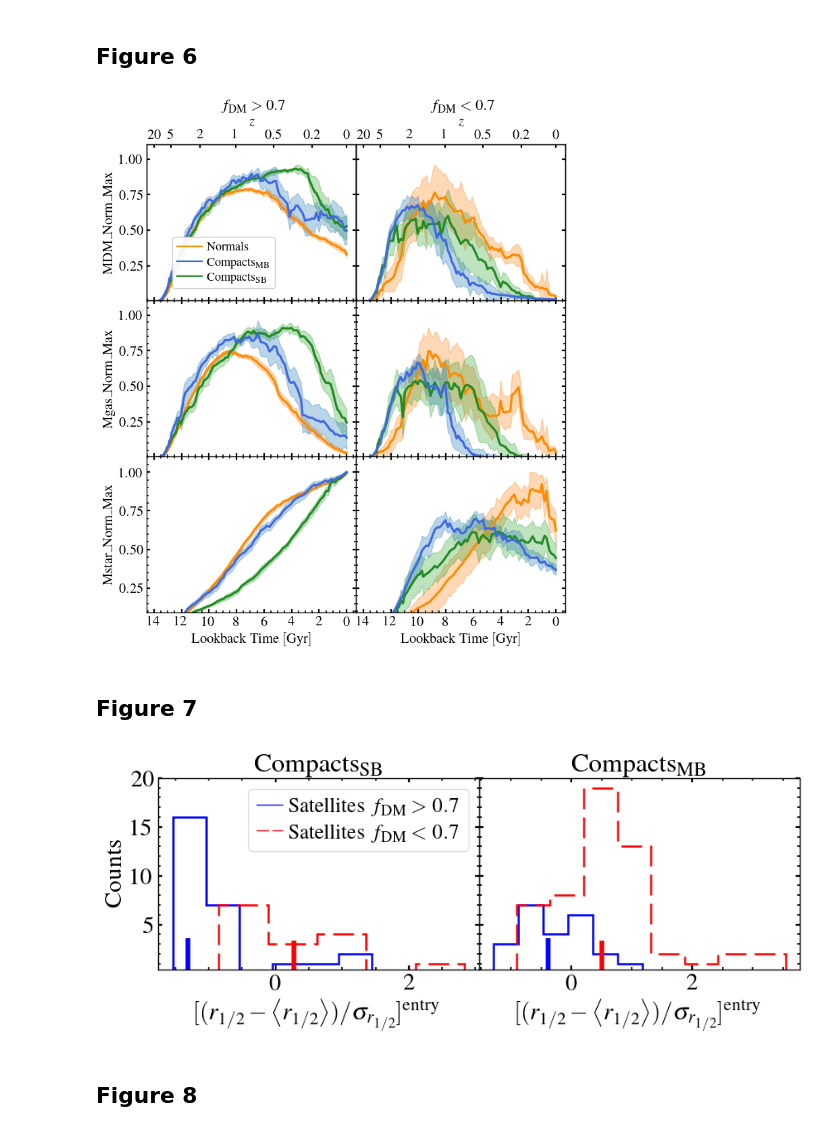
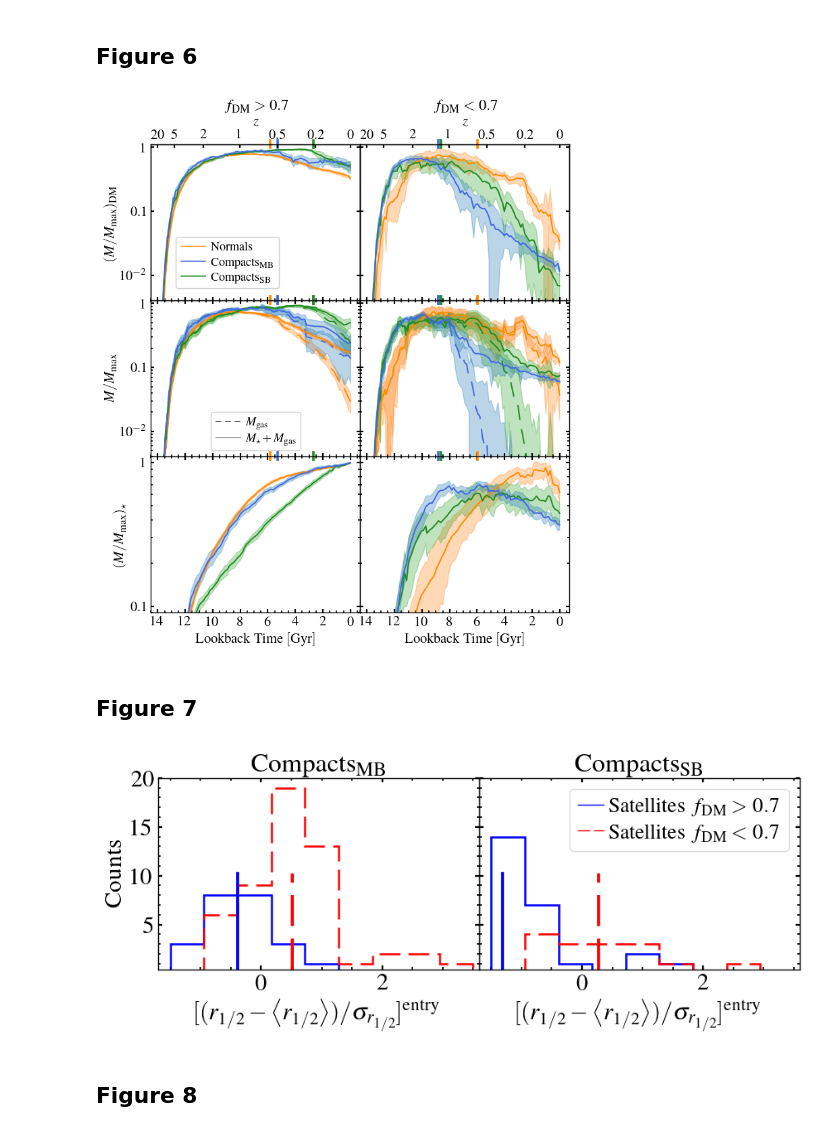
Before and after one commit to AbhnerAlmeida/DwarfGalaxies_TNG50_FAPESP, a Jupyter notebook: notebooks/SatelliteCompactDwarfGalaxies_TNG50_PaperII.ipynb, the cells around one changed output. Drawn from its saved outputs; the diff is of its cells as text; code cells hidden in the pictures.

```diff
--- a/notebooks/SatelliteCompactDwarfGalaxies_TNG50_PaperII.ipynb
+++ b/notebooks/SatelliteCompactDwarfGalaxies_TNG50_PaperII.ipynb
@@ -374,38 +400,38 @@ Permutation Test P-Value: 6e-05
 # %% [markdown]
 ## Figure 6
 # %%
-plot.PlotMedianEvolution(['Normal','SBC', 'MBC'], ['SatelliteDMrich', 'SatelliteDMpoor'],  ['MDM_Norm_Max',  'Mgas_Norm_Max', 'Mstar_Norm_Max'],
+plot.PlotMedianEvolution(['Normal','SBC', 'MBC'], ['SatelliteDMrich', 'SatelliteDMpoor'],  [['MDM_Norm_Max'],  ['Mgas_Norm_Max', 'Mbar_Norm_Max'], ['Mstar_Norm_Max']],
                      Type='Evolution', Xparam=['Time'], title=['DMrich', 'DMpoor'],
-                        xlabelintext=False, lineparams=False,  LookBackTime = True,
+                        xlabelintext=False, lineparams=True,  LookBackTime = True,
                         ColumnPlot=True, limaxis=True,  legend=True,  legendColumn = True,
-                        Transparent = True, Text = None, Pericenter = False, Supertitle = False, GridMake = False,
+                        Transparent = True, Text = None, Pericenter = False, Supertitle = False, GridMake = False, EntryMedian = True,
                         savepath='PaperII/PlotMedianEvolution',  savefigname='DMpoorMass', dfName='PaperII', SampleName='SubfindID_99',
-                        Supertitle_Name = 'DM-rich',LegendNames=[['Normal', 'MBC', 'SBC']],
+                        Supertitle_Name = 'DM-rich',LegendNames=[['Normal', 'MBC', 'SBC'], ['Mgas_Norm_Max', 'Mbar_Norm_Max']],
                         loc = [(0.12, 0.08), 'best', 'best'],  loctext = ['best'],
                         ylimmin = [0.004, 0.004, 0.09,], ylimmax = [1.1,1.1, 1.1], xlimmin = None, xlimmax = None,
-                        legpositions = [[0, 0]],
+                        legpositions = [[0, 0], [0,1]],
                         lNum = 3, cNum = 4,
                         alphaShade=0.3,  linewidth=1.1, framealpha = 0.95,  fontlabel=15,   nboots=100,
                         Supertitle_y = 0.99,  columnspacing = 0.5, handletextpad = 0.4, labelspacing = 0.3,
                         bins=10, seed=16040105)
 # %% [output]
-[figure, old version]
+[figure, new version]
 # %% [markdown]
 ## Figure 7
 # %%
-plot.PlotHist(['SatelliteDMrich', 'SatelliteDMpoor'], ['SBC', 'MBC'],
+plot.PlotHist(['SatelliteDMrich', 'SatelliteDMpoor'], ['MBC', 'SBC'],
               ['deltaSize_at_Entry'],   Type = 'Sample',
                savepath='PaperII/PlotHist',  savefigname='SizeDelta', dfName='PaperII', SampleName='SubfindID_99',
                 density=False,
                 ColumnPlot = True,  median=True,  legend = True,  legendColumn = True, GridMake = False,
-                lNum = 3, cNum = 5, title = ['SBC', 'MBC'],
-                LegendNames = [['SatelliteDMrich', 'SatelliteDMpoor']], legpositions = [[0, 0]], #xlabelintext = ['SBC', 'MBC'],
-                ylimmin = [0.4, 0.4], ylimmax = [20, 32], #xlimmin = [-0.1, 10.2, 0.08], xlimmax = [3.5, 14.9, 9],
+                lNum = 3, cNum = 5, title = ['MBC', 'SBC'],
+                LegendNames = [['SatelliteDMrich', 'SatelliteDMpoor']], legpositions = [[1, 0]], #xlabelintext = ['SBC', 'MBC'],
+                ylimmin = [0.4, 0.4], ylimmax = [20, 20], xlimmin = [-1.7, -1.7], xlimmax = [3.6, 3.6],
                 yscale = 'linear', TRANSPARENT = True, LookBackTime = True, loc = ['upper right'],
                 fontlabel=21,
                 framealpha=0.7, handlelength = 1.2, handletextpad = 0.3)
 # %% [output]
-[figure, old version]
+[figure, new version]
 # %% [markdown]
 ## Figure 8
 # %%
```
Also changed, not shown: parts of 19 cells of this notebook, 6 other files.
